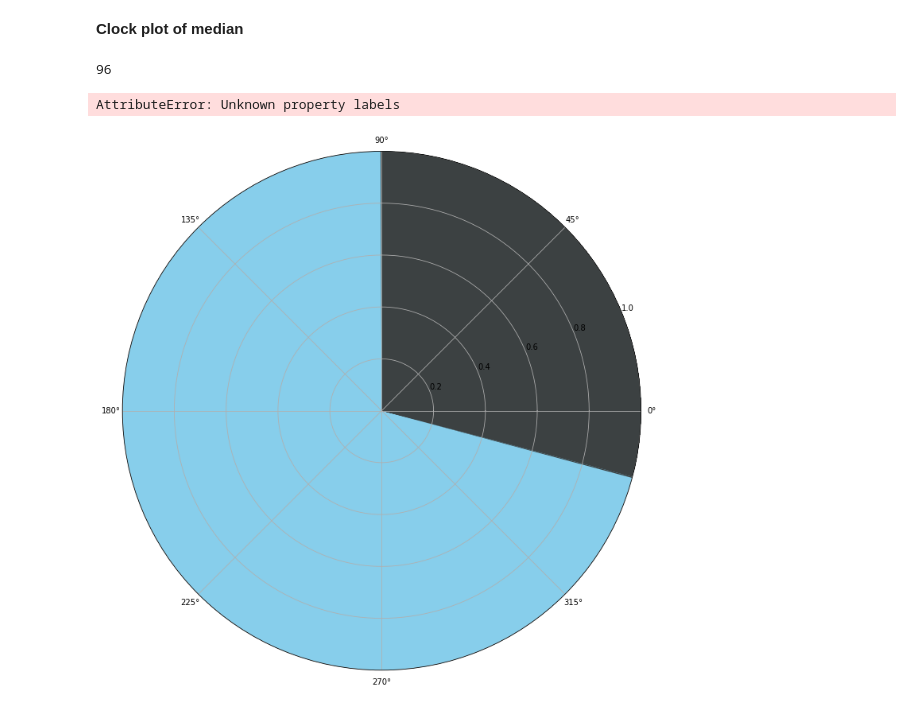
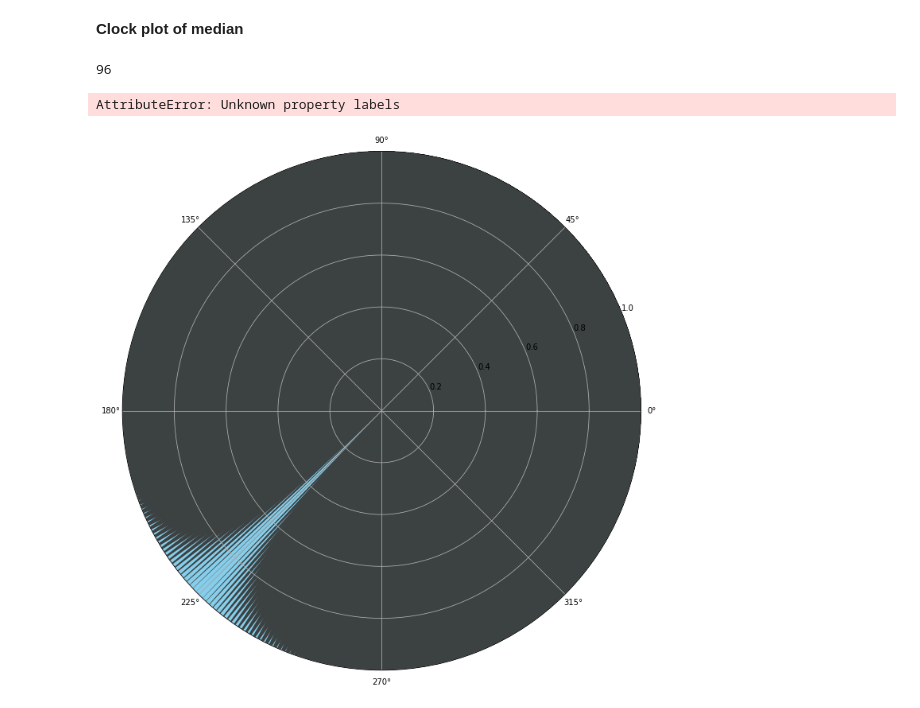
Before and after one commit to SedarOlmez94/Agent_Based_Modelling_Projects, a Jupyter notebook: Urban_Observatory_Live_Feed/NUrbanObservatory.ipynb, the cells around one changed output. Saved outputs shown, nothing was run; the diff lists cells and outputs as text; code cells hidden in the pictures.

Commit message:
Tomorrow I will try fix the clock plot.

```diff
--- a/Urban_Observatory_Live_Feed/NUrbanObservatory.ipynb
+++ b/Urban_Observatory_Live_Feed/NUrbanObservatory.ipynb
@@ -155,24 +154,29 @@ import math
 # %%
-idx = pd.date_range(start_time, end_time - datetime.timedelta(minutes = 15), freq = '900s')
+import numpy as np
+import matplotlib.pyplot as plt
+import matplotlib.patheffects as pe
+import math
 
-min_footfall_count,max_footfall_count = min(footfall_data_median['Value']),max(footfall_data_median['Value'])
+idx = pd.date_range(start_time,end_time - datetime.timedelta(minutes=15), freq='900s')
 
-foot_y_max = math.ceil(max_footfall_count/25)*25
+min_footfall,max_footfall = min(footfall_data_median['Value']),max(footfall_data_median['Value'])
+
+footfall_y_max = math.ceil(max_footfall/25)*25
 
 normed = footfall_data_median['Value']
 
-normed = normed/foot_y_max
+normed = normed/footfall_y_max
 max_normed = max(normed)
 normed = normed.reindex(idx, fill_value=None)
 normed = normed.where((pd.notnull(normed)), None)
 print(len(normed))
-
 
 N = len(normed)
 bottom = 2
 max_height = 6
 
 theta = (np.linspace(0.0, 2 * np.pi, N, endpoint=False) + (2 * np.pi/N)/2) + np.pi/2
+
 
 radii = max_height*normed[::-1]
 width = (2*np.pi) / N
@@ -183,53 +187,48 @@ clock_ticks = list(range(23,2,-1) )+[2,1]
 clock_ticks = ['0',] + clock_ticks
 clock_ticks = clock_ticks[18:] + clock_ticks[:-6]
 
-
 minute_d = 2 * np.pi / (24*60)
 
 sunrise = datetime.datetime(2019,9,17,7,0)
 
+sunset = datetime.datetime(2019,9,17,16,24)
+minutes_dark = int((datetime.datetime(2019,9,17) - sunset).total_seconds()/60)
 
-sunset = datetime.datetime(2019,9,17,16,24)
-minutes_dark = int((datetime.datetime(2019,9,6) - sunset).total_seconds()/60)
-
+sunset_start = int((sunset - datetime.datetime(2019,9,16)).total_seconds()/60)
 
 for i in range(int(minutes_dark/4)):
     minute_start = sunset_start
     plt.axvspan((minute_d*(i))+ np.pi/2,(minute_d*((i*4)+1))+ np.pi/2, facecolor='#3c4142', alpha=1,ymax=1.1, lw=2)
 
 
-morning_dark = int((sunrise - datetime.datetime(2019,9,17)).total_seconds()/60)
-
+morning_dark = int((sunrise - datetime.datetime(2019,9,16)).total_seconds()/60)
 
 for i in range(int(morning_dark/4)+1):
     plt.axvspan(2 * np.pi - minute_d*(morning_dark-i)+ np.pi/2,2 * np.pi -minute_d*(morning_dark-((i*4)+1))+ np.pi/2,ymax=1.1, facecolor='#3c4142', alpha=1, lw=2)
 
 
-plt.xticks(ticks=(np.pi/180. * np.linspace(0,  360, 24, endpoint=False)),
-           labels=clock_ticks)
 
-
+plt.xticks(labels=clock_ticks, ticks=(np.pi/180. * np.linspace(0,  360, 24, endpoint=False)))
 
 bars = ax.bar(theta, radii, width=width, bottom=bottom)
 
-defra = bottom+(((25)/(max_footfall_count))*max_height)
+defra = bottom+(((25)/(max_footfall))*max_height)
 
 y_ticks = [0,bottom,defra,8]
 
 for i in range(720):
-
     plt.hlines(defra,(i*2)*minute_d,((i*2)+1)*minute_d, color='blue', linestyle='-',lw=2)
 
 
 cmap = plt.get_cmap('autumn_r')
 for bar in bars:
     bar.set_color(cmap(bar.get_height()/(max_normed* max_height)))
-plt.title('Walking North 17/09/2019')
-plt.yticks(ticks=y_ticks,labels=[None,'0ugm-3','25ugm-3\n (Defra annual mean limit)',str(foot_y_max)+'ugm-3'],color='black',path_effects=[pe.withStroke(linewidth=4, foreground="white")])
+plt.title('pm2.5 Bonfire Night 2018')
+plt.yticks(ticks=y_ticks,labels=[None,'0ugm-3','25ugm-3\n (Defra annual mean limit)',str(footfall_y_max)+'ugm-3'],color='black',path_effects=[pe.withStroke(linewidth=4, foreground="white")])
 plt.ylim((0,8))
 
 plt.show()
 # %% [output]
 96
 AttributeError: Unknown property labels
-[figure, old version]
+[figure, new version]
```
Also changed, not shown: parts of 5 cells of this notebook.
